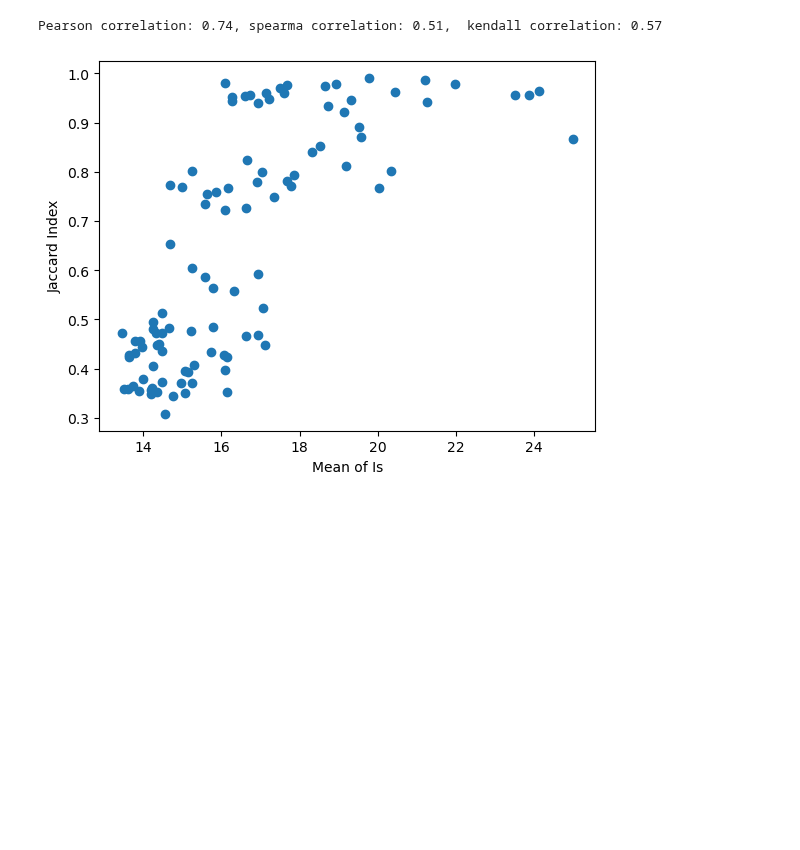
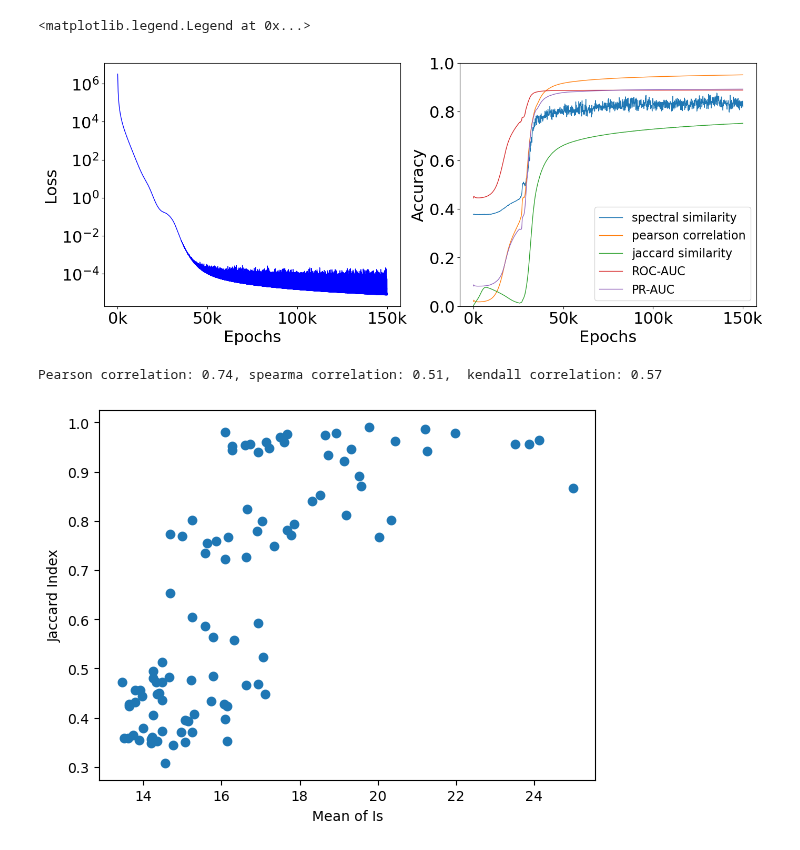
Before and after one commit to bizhili/Topology_Learning_Epis, a Jupyter notebook: readExperiment.ipynb, the cells around one changed output. Saved outputs shown, nothing was run; the diff lists cells and outputs as text; code cells hidden in the pictures; blank space fills up the shorter version.

```diff
--- a/readExperiment.ipynb
+++ b/readExperiment.ipynb
@@ -132,3 +149,23 @@ plt.show()
+# %%
+f, (ax1, ax2) = plt.subplots(1, 2, sharey= False, figsize=(16, 6))
+ax1.plot(loss, "b-", linewidth=1, label= "loss")
+ax2.plot(ax2Xrange, evaluates, linewidth=1, label=evaluateMeth)
+ax1.xaxis.set_major_formatter(plt.FuncFormatter(lambda x, _: '{:.0f}k'.format(x*1e-3)))
+ax2.xaxis.set_major_formatter(plt.FuncFormatter(lambda x, _: '{:.0f}k'.format(x*1e-3)))
+ax1.set_yscale("log")
+ax1.set_xlabel("Epochs", fontsize= fontsize)
+ax2.set_xlabel("Epochs", fontsize= fontsize)
+ax1.set_ylabel("Loss", fontsize= fontsize)
+ax2.set_ylabel("Accuracy", fontsize= fontsize)
+ax2.set_ylim([0, 1])
+# Set the font size of the x-axis tick labels
+ax1.tick_params(axis='both', labelsize=22)
+ax2.tick_params(axis='both', labelsize=22)
+ax2.legend(fontsize= fontsize-6)
+# ax1.legend(fontsize= fontsize-6)
+# %% [output]
+<matplotlib.legend.Legend at 0x...>
+[figure, added]
 # %%
 #AA_WS_identical_11_4_-1_0_100_10.0_150000
 
```
Also changed, not shown: parts of 4 cells of this notebook, 6 other files.
